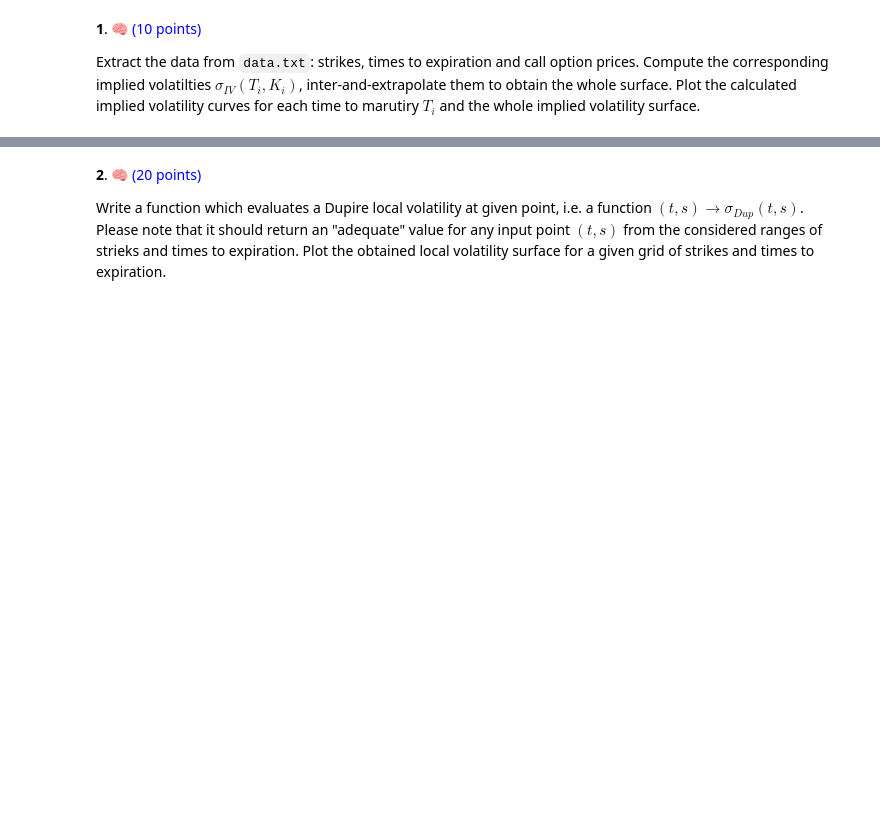
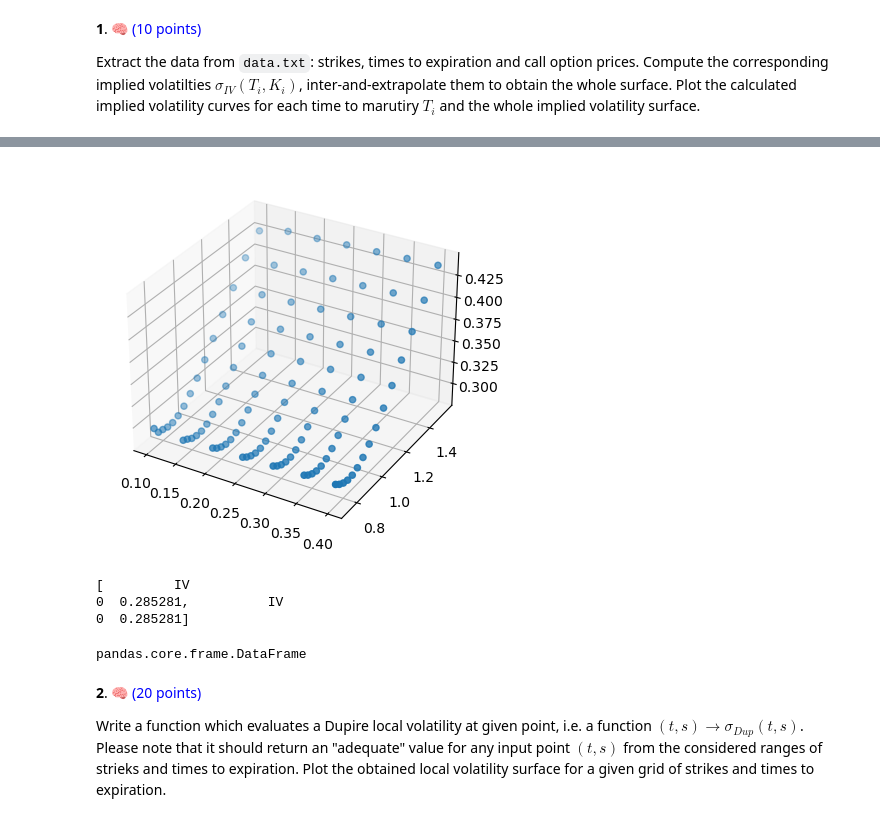
Before and after one commit to VsevolodZaostrovsky/-StochasticVolatilityModels, a Jupyter notebook: Homeworks/Lab 1.ipynb, the cells around one changed output, grey strips where cells are left out. Cells and saved outputs as stored; diff of their text form; code cells hidden in the pictures; blank space fills up the shorter version.

```diff
--- a/Homeworks/Lab 1.ipynb
+++ b/Homeworks/Lab 1.ipynb
@@ -149,0 +206,19 @@ Extract the data from `data.txt`: strikes, times to expiration and call option p
+# %%
+import matplotlib.pyplot as plt
+from mpl_toolkits.mplot3d import Axes3D
+import numpy as np
+
+fig = plt.figure()
+ax = fig.add_subplot(111, projection='3d')  # параметры контейнера для вывода графика
+
+# Подготовка данных
+X = df["expiration"]
+Y = 1 / df["strike"]
+# X, Y = np.meshgrid(X, Y)
+Z = ivs["IV"]
+
+# Построение графика
+ax.scatter(X, Y, Z)
+plt.show()
+# %% [output]
+[figure, added]
@@ -150,3 +238,20 @@ Extract the data from `data.txt`: strikes, times to expiration and call option p
+# %%
+print(ivs)
+# %% [output]
+[         IV
+0  0.285281,          IV
+0  0.285281]
+# %%
+iv.implied_volatility(
+    0.35002,
+    np.exp(r * (0.1)) * s,
+    0.65,
+    r,
+    0.1,
+    "c",
+    )
+# %% [output]
+pandas.core.frame.DataFrame
 # %% [markdown]
 **2**. 🧠 <span style="color:blue">(20 points)</span>
 
```
Also changed, not shown: parts of 8 cells of this notebook.
